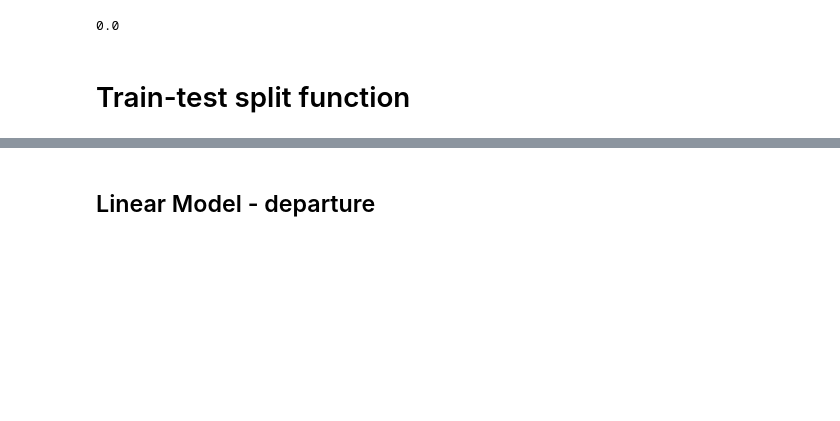
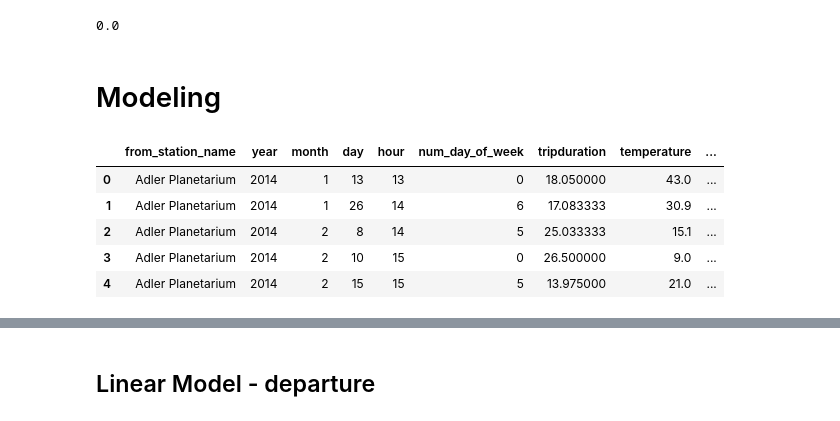
Before and after one commit to karahahn/Springboard_Capstone2, a Jupyter notebook: Capstone 2 Final Report.ipynb, the cells around one changed output, grey strips where cells are left out. Saved outputs shown, nothing was run; the diff lists cells and outputs as text; code cells hidden in the pictures; blank space fills up the shorter version.

Commit message:
models

```diff
--- a/Capstone 2 Final Report.ipynb
+++ b/Capstone 2 Final Report.ipynb
@@ -670,5 +670,18 @@ t_stat
 p_val
 # %% [output]
 0.0
-# %% [markdown]
-# Train-test split function
+# %% [markdown]
+# Modeling
+# %%
+# read in saved csv files - departure
+pd.set_option('display.max_columns', 30)
+filename = 'dfdmodel.csv'
+departure_joindf = pd.read_csv(filename)
+departure_joindf.head()
+# %% [output]
+|  | from_station_name | year | month | day | hour | num_day_of_week | tripduration | temperature | ... |
+| 0 | Adler Planetarium | 2014 | 1 | 13 | 13 | 0 | 18.050000 | 43.0 | ... |
+| 1 | Adler Planetarium | 2014 | 1 | 26 | 14 | 6 | 17.083333 | 30.9 | ... |
+| 2 | Adler Planetarium | 2014 | 2 | 8 | 14 | 5 | 25.033333 | 15.1 | ... |
+| 3 | Adler Planetarium | 2014 | 2 | 10 | 15 | 0 | 26.500000 | 9.0 | ... |
+| 4 | Adler Planetarium | 2014 | 2 | 15 | 15 | 5 | 13.975000 | 21.0 | ... |
```
Also changed, not shown: parts of 56 cells of this notebook.
